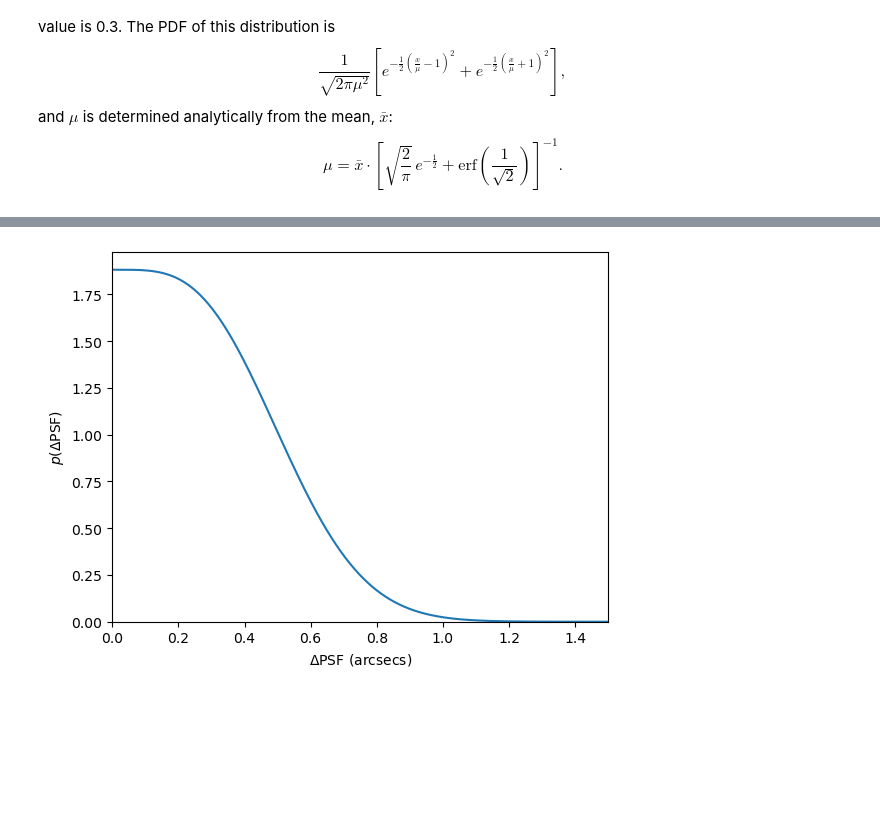
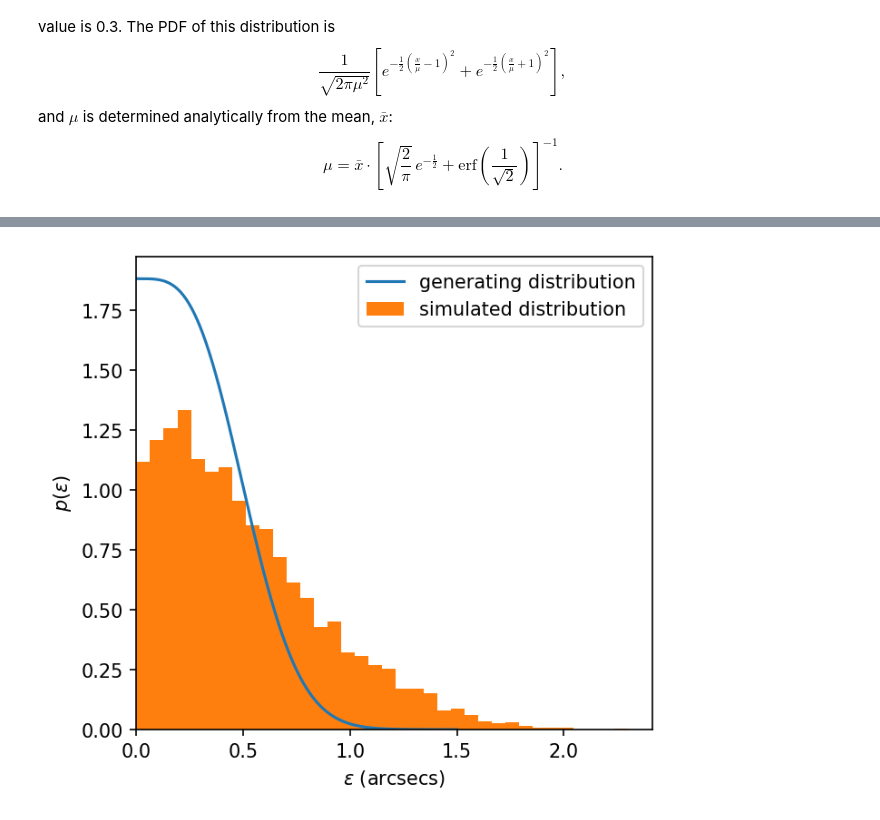
Before and after one commit to jfcrenshaw/aos_notebooks, a Jupyter notebook: dof_sampling_distribution.ipynb, the cells around one changed output, grey strips where cells are left out. Cells and saved outputs as stored; diff of their text form; code cells hidden in the pictures; blank space fills up the shorter version.

```diff
--- a/dof_sampling_distribution.ipynb
+++ b/dof_sampling_distribution.ipynb
@@ -81,10 +85,10 @@ $$
 # %%
 rng = np.random.default_rng(0)
 
-size = 1_000_000
+size = 1_000
 
 # draw random radii
-mean = 0.3 # set the mean radius
+mean = 0.3  # set the mean radius
 mu = mean / (np.sqrt(2 / np.pi) * np.exp(-1 / 2) + erf(1 / np.sqrt(2)))
 radii = np.abs(rng.normal(mu, mu, size=(size, 1)))
 
@@ -96,3 +100,12 @@ dPSF *= radii / np.sqrt(np.square(dPSF).sum(axis=1, keepdims=True))
 
 # convert PSF perturbations to DOF perturbations
 dDOF = dPSF / dPSF_dDOF
+# %%
+psf_degradations = []
+
+for dof in dDOF:
+    for corner in ["R00", "R40", "R44", "R04"]:
+        zk = dofsToZernikes(dof, corner, subtract_zk0=True)
+        psf_degradations.append(np.sqrt(np.sum(zk**2)))
+
+psf_degradations = np.array(psf_degradations)
@@ -99,23 +135,27 @@ dDOF = dPSF / dPSF_dDOF
 # %%
-fig, ax = plt.subplots()
+fig, ax = plt.subplots(figsize=(4.5, 4), dpi=150, constrained_layout=True)
 
 x = np.linspace(0, 1.5, 1000)
 ax.plot(
     x,
-    (
-        np.exp(-(x/mu - 1)**2/2) + np.exp(-(x/mu + 1)**2/2)
-    ) / np.sqrt(2 * np.pi * mu**2)
+    (np.exp(-((x / mu - 1) ** 2) / 2) + np.exp(-((x / mu + 1) ** 2) / 2))
+    / np.sqrt(2 * np.pi * mu**2),
+    label="generating distribution",
 )
 
-#ax.hist(radii, bins=100, density=True)
+ax.hist(psf_degradations, bins="auto", density=True, label="simulated distribution")
+
+ax.legend()
 
 ax.set(
-    xlabel="$\Delta$PSF (arcsecs)",
-    ylabel="$p(\Delta$PSF$)$",
-    xlim=(0, x.max()),
+    xlabel="$\\varepsilon$ (arcsecs)",
+    ylabel="$p(\\varepsilon)$",
+    xlim=(0, None),
     ylim=(0, None),
 )
 
+fig.savefig("figures/psf_distribution_w_empirical.pdf")
+
 plt.show()
 # %% [output]
-[figure, old version]
+[figure, new version]
```
Also changed, not shown: parts of 4 cells of this notebook, 23 other files.
